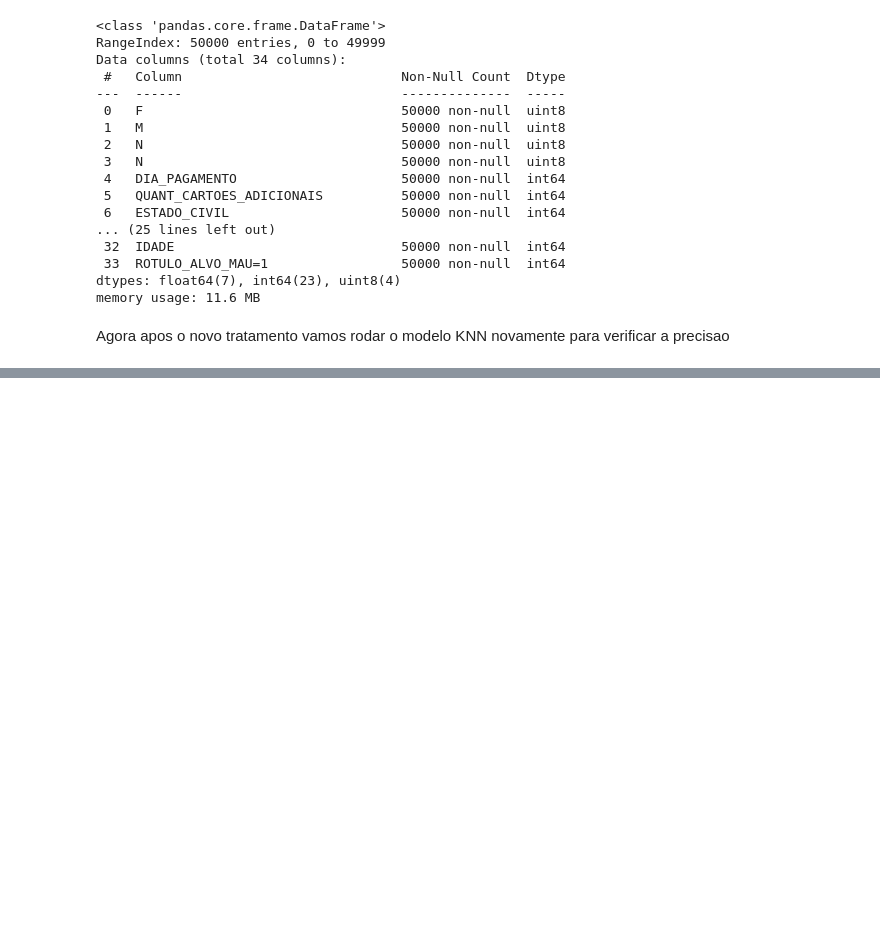
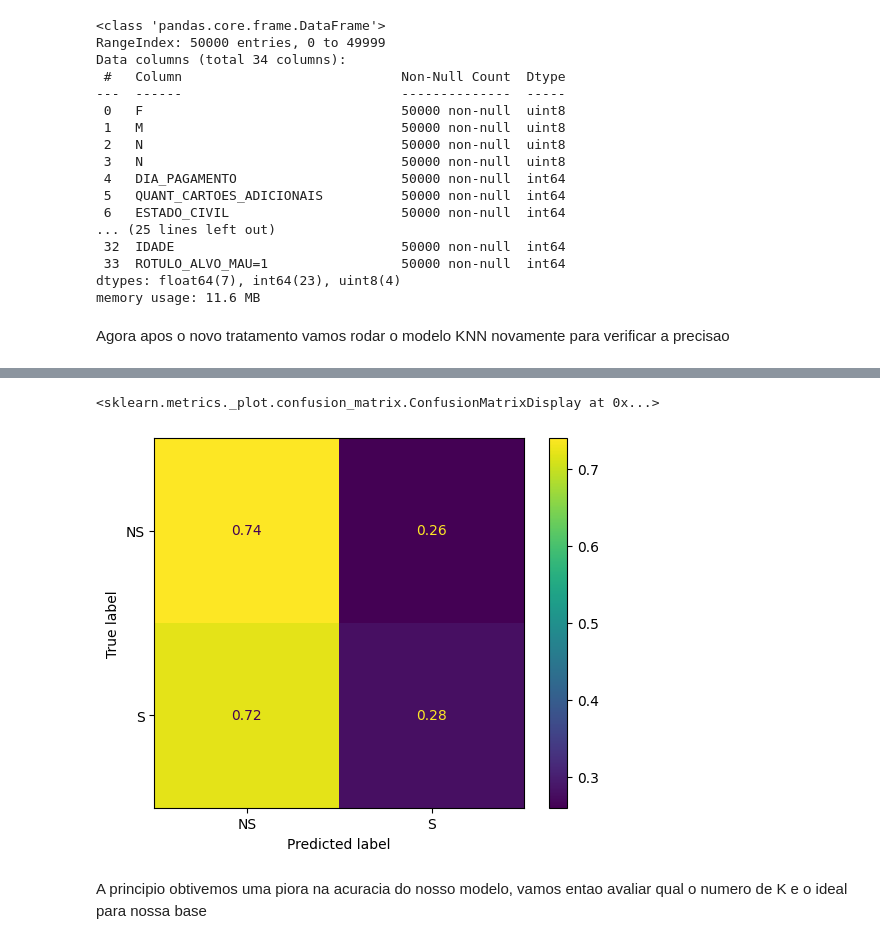
Before and after one commit to RodrigodeFeo/8DTS, a Jupyter notebook: FE_Trabalho_Integrado_RM351578.ipynb, the cells around one changed output, grey strips where cells are left out. Drawn from its saved outputs; the diff is of its cells as text; code cells hidden in the pictures; blank space fills up the shorter version.

```diff
--- a/FE_Trabalho_Integrado_RM351578.ipynb
+++ b/FE_Trabalho_Integrado_RM351578.ipynb
@@ -812,0 +915,11 @@ y = df_clientes_rev_dmy.iloc[:, -1]
+# %%
+labels = [0,1]
+label_names = ['NS', 'S']
+cm = confusion_matrix( y_test, y_pred, labels = labels, normalize='true')
+disp = ConfusionMatrixDisplay(cm, display_labels = label_names)
+disp.plot()
+# %% [output]
+<sklearn.metrics._plot.confusion_matrix.ConfusionMatrixDisplay at 0x...>
+[figure, added]
+# %% [markdown]
+A principio obtivemos uma piora na acuracia do nosso modelo, vamos entao avaliar qual o numero de K e o ideal para nossa base
```
Also changed, not shown: parts of 47 cells of this notebook.
